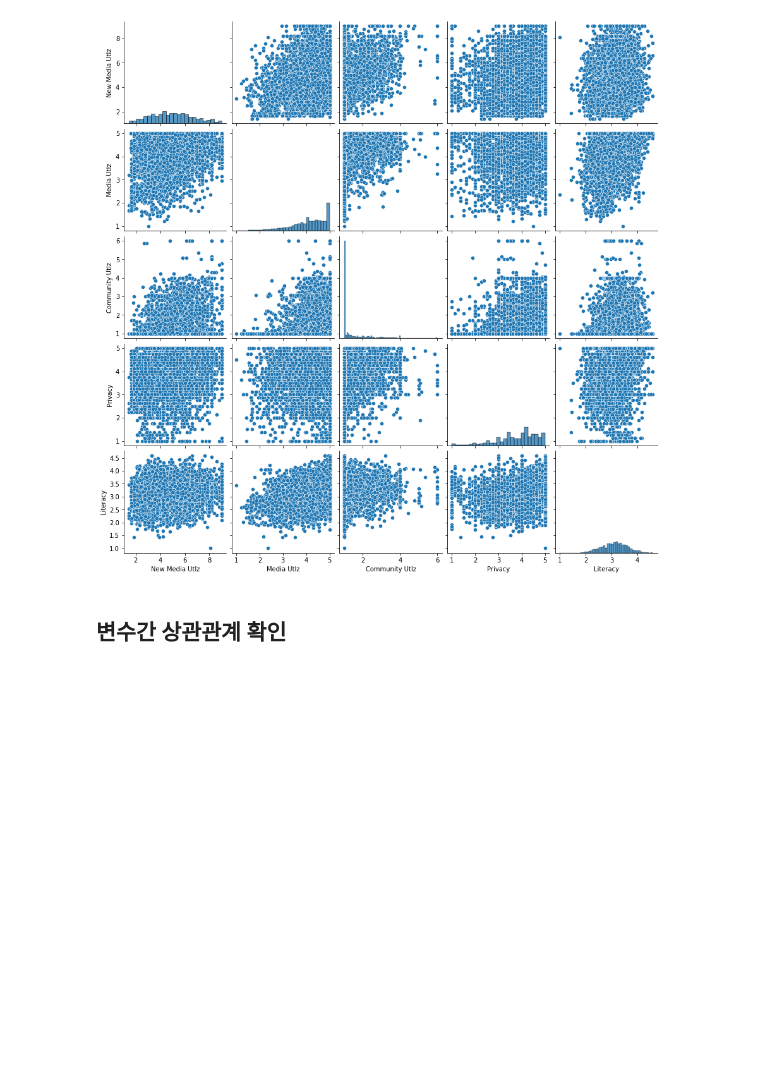
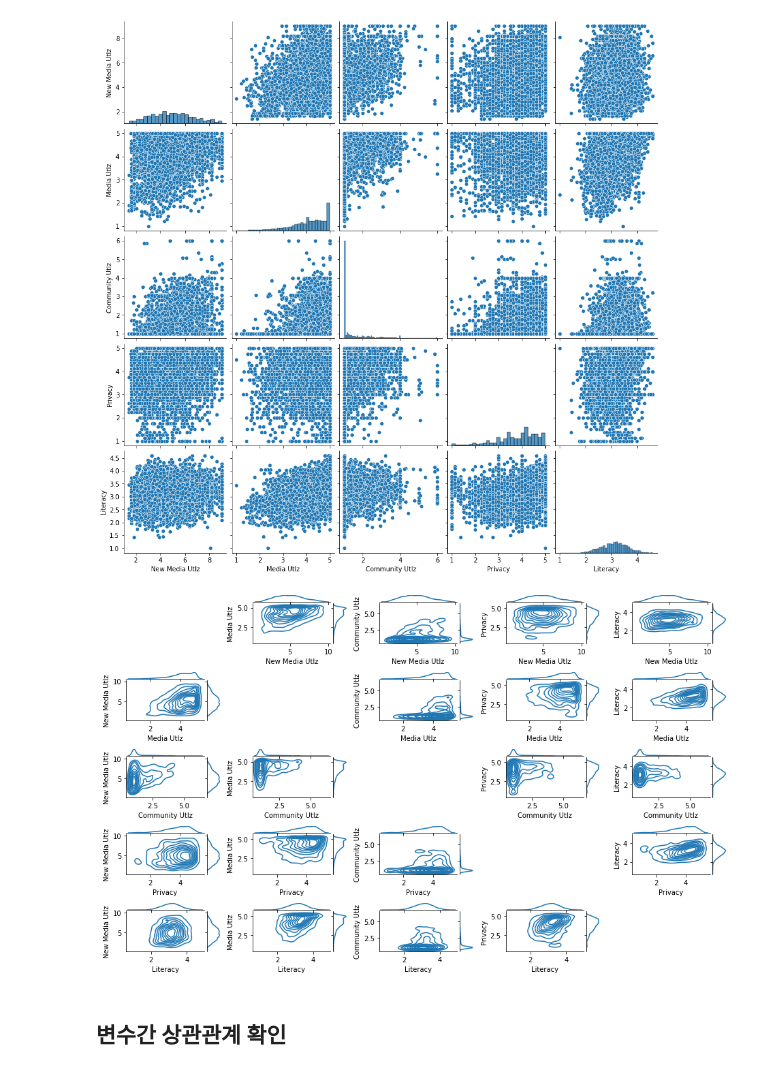
Before and after one commit to JadenKim-dev/DataScienceStudy, a Jupyter notebook: RA_group_project/2. Data_analysis.ipynb, the cells around one changed output. Cells and saved outputs as stored; diff of their text form; code cells hidden in the pictures; blank space fills up the shorter version.

```diff
--- a/RA_group_project/2. Data_analysis.ipynb
+++ b/RA_group_project/2. Data_analysis.ipynb
@@ -76,3 +135,18 @@ plt.show()
+# %%
+fig = plt.figure(figsize=(13,8))
+gs = gridspec.GridSpec(5, 5)
+
+cols = media.columns
+for i in range(media.shape[1]-3):
+    for j in range(media.shape[1]-3):
+        if i==j:
+            continue;
+        g = sns.jointplot(data=media, x=cols[i+3], y=cols[j+3], space=0, kind="kde")
+        SeabornFig2Grid(g, fig, gs[i*5 + j])
+gs.tight_layout(fig)
+plt.show()
+# %% [output]
+[figure, added]
 # %% [markdown]
 ## 변수간 상관관계 확인
 # %%
```
Also changed, not shown: parts of 7 cells of this notebook, 1 other file.
